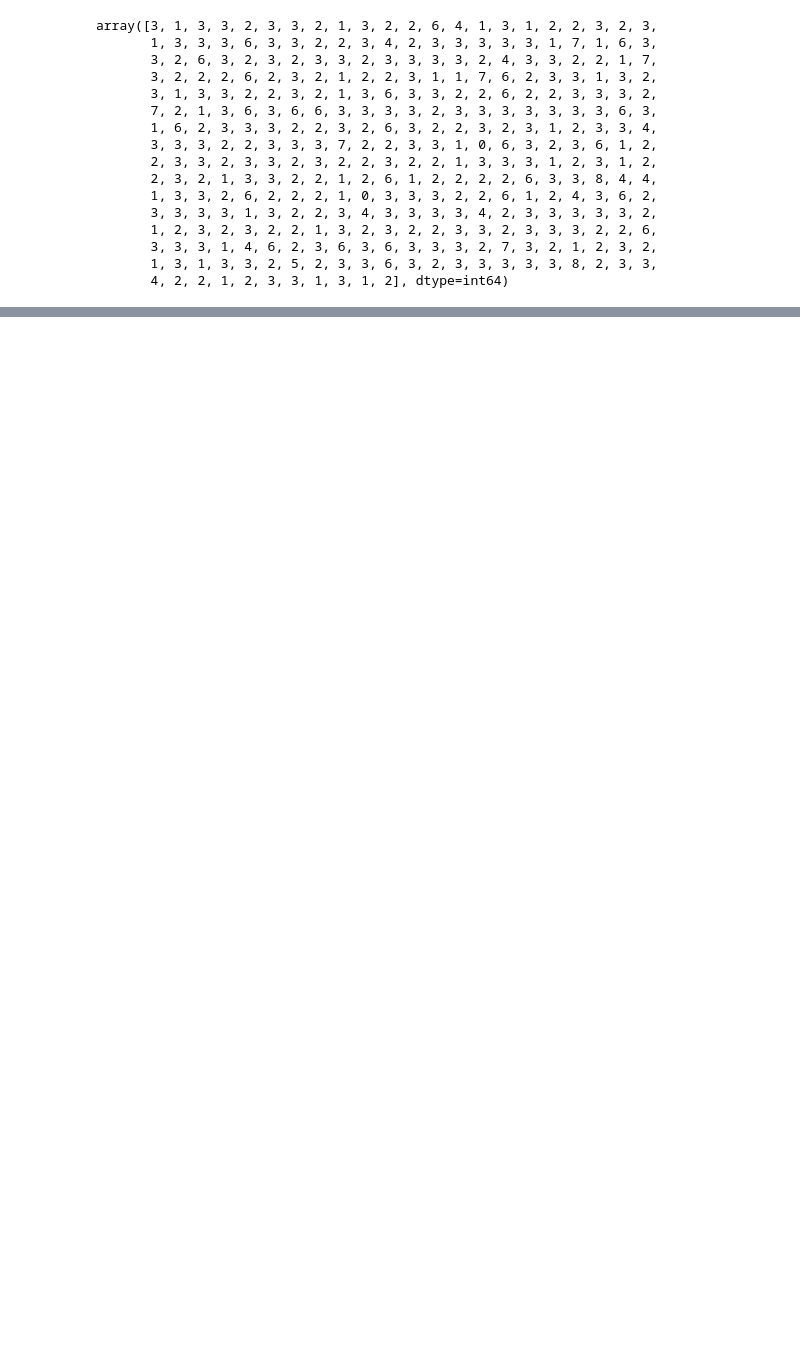
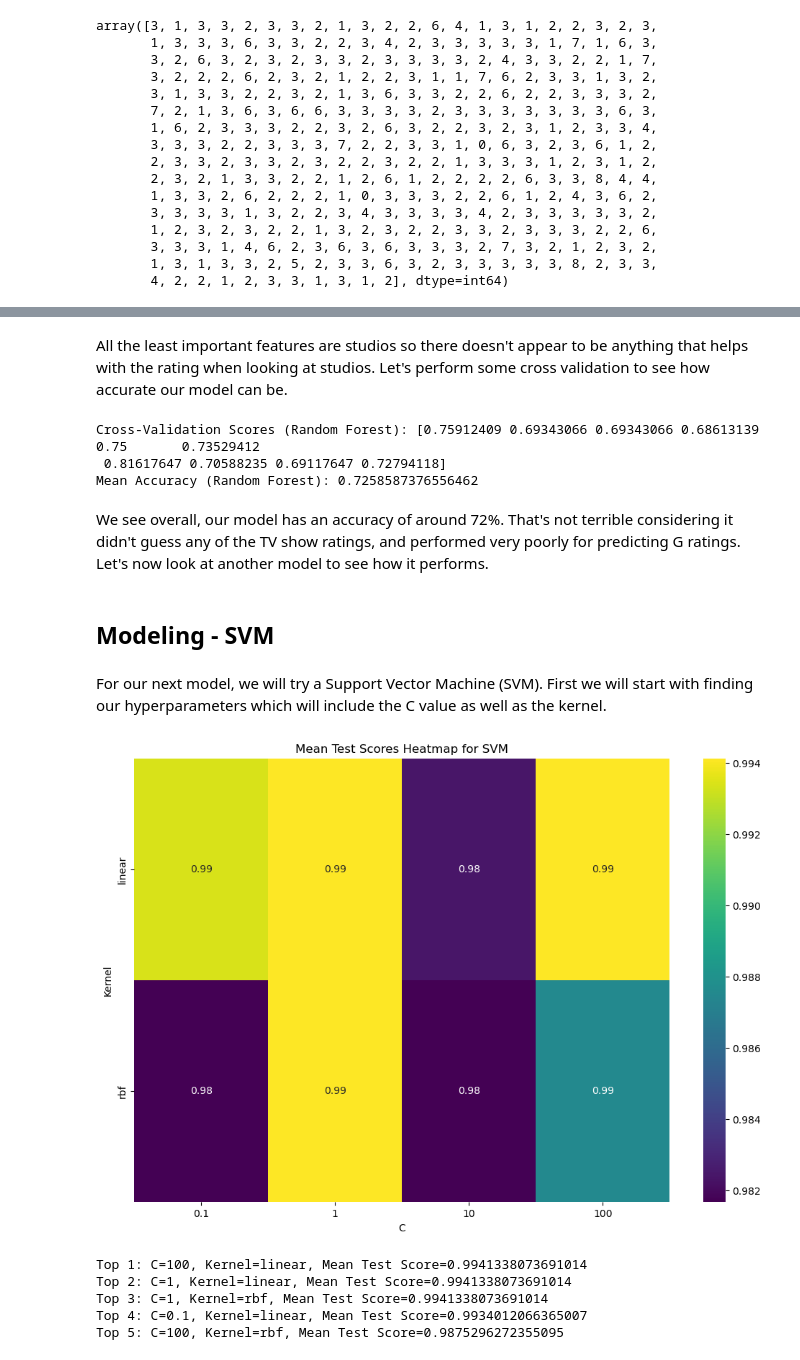
Before and after one commit to mcoulombe021/Springboard, a Jupyter notebook: Capstone 3/Preprocessing & Modeling.ipynb, the cells around one changed output, grey strips where cells are left out. Saved outputs shown, nothing was run; the diff lists cells and outputs as text; code cells hidden in the pictures; blank space fills up the shorter version.

```diff
--- a/Capstone 3/Preprocessing & Modeling.ipynb
+++ b/Capstone 3/Preprocessing & Modeling.ipynb
@@ -971,0 +818,79 @@ movies_studio_combined[movies_studio_combined['imdb_id'] == 'tt4581576']#.iloc[6
+# %% [markdown]
+All the least important features are studios so there doesn't appear to be anything that helps with the rating when looking at studios. Let's perform some cross validation to see how accurate our model can be.
+# %%
+#CROSS VALIDATION
+
+# Create your Random Forest classifier
+rf_classifier = RandomForestClassifier(n_estimators=60,max_depth=10)
+
+# Perform 5-fold cross-validation
+scores = cross_val_score(rf_classifier, X_train_scaled, y_train, cv=10, scoring='accuracy')
+
+# Print the cross-validation scores
+print("Cross-Validation Scores (Random Forest):", scores)
+
+# Calculate and print the mean accuracy
+mean_accuracy = scores.mean()
+print("Mean Accuracy (Random Forest):", mean_accuracy)
+# %% [output]
+Cross-Validation Scores (Random Forest): [0.75912409 0.69343066 0.69343066 0.68613139 0.75       0.73529412
+ 0.81617647 0.70588235 0.69117647 0.72794118]
+Mean Accuracy (Random Forest): 0.7258587376556462
+# %% [markdown]
+We see overall, our model has an accuracy of around 72%. That's not terrible considering it didn't guess any of the TV show ratings, and performed very poorly for predicting G ratings. Let's now look at another model to see how it performs.
+# %% [markdown]
+## Modeling - SVM<a id='Modeling-SVM'>
+# %% [markdown]
+For our next model, we will try a Support Vector Machine (SVM). First we will start with finding our hyperparameters which will include the C value as well as the kernel.
+# %%
+param_grid_svm = {
+    'C': [0.1, 1, 10, 100],
+    'kernel': ['linear','rbf'],
+}
+
+# Create an SVM classifier
+svm_classifier = SVC()
+
+# Perform grid search with cross-validation
+svm_cv = GridSearchCV(svm_classifier, param_grid_svm, cv=kf)
+multi_output_classifier = MultiOutputClassifier(svm_cv)
+multi_output_classifier.fit(X_train_scaled, y_train)
+
+# Access the results and scores
+results_svm = multi_output_classifier.estimators_[0].cv_results_
+
+# Get the mean test scores for all parameter combinations
+mean_test_scores_svm = results_svm['mean_test_score']
+
+# Reshape the mean_test_scores to match the grid shape
+C_range = len(param_grid_svm['C'])
+kernel_range = len(param_grid_svm['kernel'])
+
+mean_test_scores_matrix_svm = mean_test_scores_svm.reshape(kernel_range, C_range)
+
+# Find the top 5 parameter combinations
+top_5_indices_svm = np.argpartition(mean_test_scores_svm, -5)[-5:]
+top_5_scores_svm = mean_test_scores_svm[top_5_indices_svm]
+top_5_params_svm = [(param_grid_svm['C'][i], param_grid_svm['kernel'][j]) for i, j in zip(top_5_indices_svm % C_range, top_5_indices_svm // C_range)]
+
+# Create a heatmap of the mean test scores for SVM
+plt.figure(figsize=(12, 8))
+sns.heatmap(mean_test_scores_matrix_svm, cmap='viridis', annot=True, xticklabels=param_grid_svm['C'], yticklabels=param_grid_svm['kernel'])
+plt.xlabel('C')
+plt.ylabel('Kernel')
+plt.title('Mean Test Scores Heatmap for SVM')
+plt.show()
+
+# Print the top 5 parameter combinations and their scores for SVM
+top_5_params_svm.reverse()
+top_5_scores_svm = top_5_scores_svm[::-1]
+
+for i, (C, kernel) in enumerate(top_5_params_svm):
+    print(f"Top {i+1}: C={C}, Kernel={kernel}, Mean Test Score={top_5_scores_svm[i]}")
+# %% [output]
+[figure, added]
+Top 1: C=100, Kernel=linear, Mean Test Score=0.9941338073691014
+Top 2: C=1, Kernel=linear, Mean Test Score=0.9941338073691014
+Top 3: C=1, Kernel=rbf, Mean Test Score=0.9941338073691014
+Top 4: C=0.1, Kernel=linear, Mean Test Score=0.9934012066365007
+Top 5: C=100, Kernel=rbf, Mean Test Score=0.9875296272355095
```
Also changed, not shown: parts of 151 cells of this notebook.
